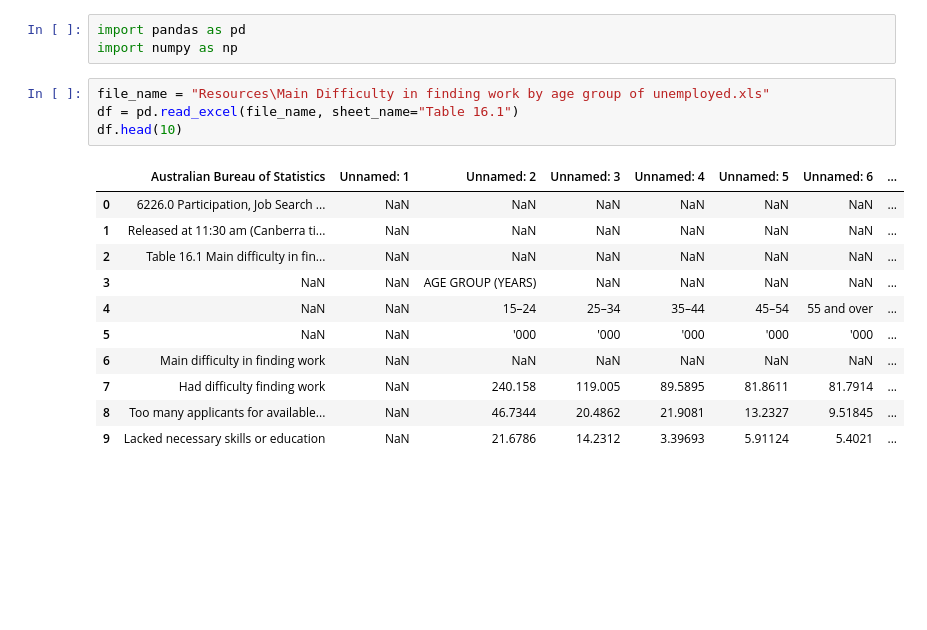
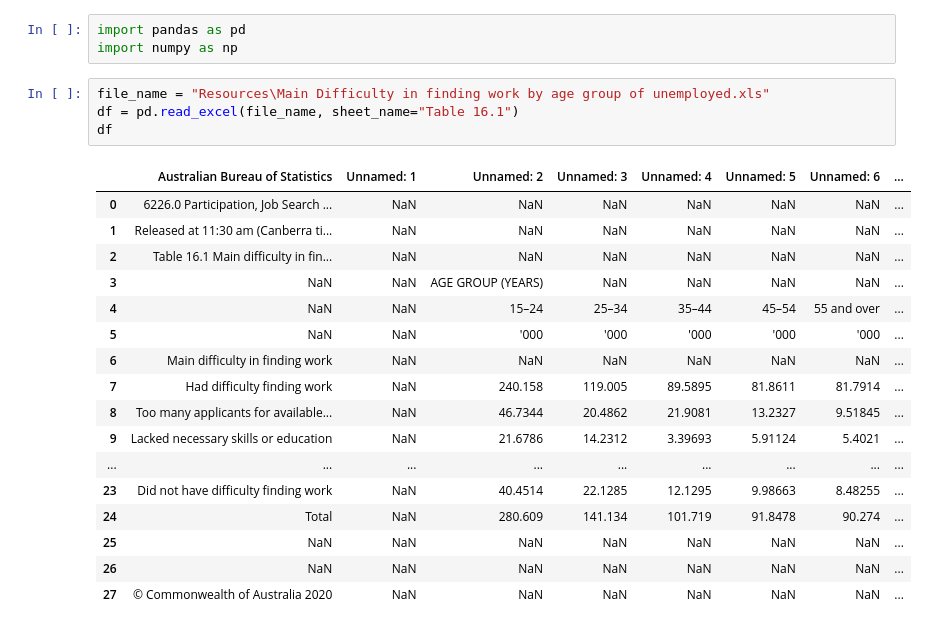
Before and after one commit to dianeyaneza/UWA-Data-Project-2-ETL-SkillsBridge, a Jupyter notebook: main_difficulty_by_age.ipynb, the cells around one changed output. Saved outputs shown, nothing was run; the diff lists cells and outputs as text; blank space fills up the shorter version.

```diff
--- a/main_difficulty_by_age.ipynb
+++ b/main_difficulty_by_age.ipynb
@@ -4,16 +4,22 @@ import numpy as np
 # %%
 file_name = "Resources\Main Difficulty in finding work by age group of unemployed.xls"
 df = pd.read_excel(file_name, sheet_name="Table 16.1")
-df.head(10)
+df
 # %% [output]
 |  | Australian Bureau of Statistics | Unnamed: 1 | Unnamed: 2 | Unnamed: 3 | Unnamed: 4 | Unnamed: 5 | Unnamed: 6 | ... |
 | 0 | 6226.0 Participation, Job Search ... | NaN | NaN | NaN | NaN | NaN | NaN | ... |
 | 1 | Released at 11:30 am (Canberra ti... | NaN | NaN | NaN | NaN | NaN | NaN | ... |
 | 2 | Table 16.1 Main difficulty in fin... | NaN | NaN | NaN | NaN | NaN | NaN | ... |
 | 3 | NaN | NaN | AGE GROUP (YEARS) | NaN | NaN | NaN | NaN | ... |
 | 4 | NaN | NaN | 15–24 | 25–34 | 35–44 | 45–54 | 55 and over | ... |
 | 5 | NaN | NaN | '000 | '000 | '000 | '000 | '000 | ... |
 | 6 | Main difficulty in finding work | NaN | NaN | NaN | NaN | NaN | NaN | ... |
 | 7 | Had difficulty finding work | NaN | 240.158 | 119.005 | 89.5895 | 81.8611 | 81.7914 | ... |
 | 8 | Too many applicants for available... | NaN | 46.7344 | 20.4862 | 21.9081 | 13.2327 | 9.51845 | ... |
 | 9 | Lacked necessary skills or education | NaN | 21.6786 | 14.2312 | 3.39693 | 5.91124 | 5.4021 | ... |
+| ... | ... | ... | ... | ... | ... | ... | ... | ... |
+| 23 | Did not have difficulty finding work | NaN | 40.4514 | 22.1285 | 12.1295 | 9.98663 | 8.48255 | ... |
+| 24 | Total | NaN | 280.609 | 141.134 | 101.719 | 91.8478 | 90.274 | ... |
+| 25 | NaN | NaN | NaN | NaN | NaN | NaN | NaN | ... |
+| 26 | NaN | NaN | NaN | NaN | NaN | NaN | NaN | ... |
+| 27 | © Commonwealth of Australia 2020 | NaN | NaN | NaN | NaN | NaN | NaN | ... |
```
Also changed, not shown: parts of 8 cells of this notebook, 1 other file.
